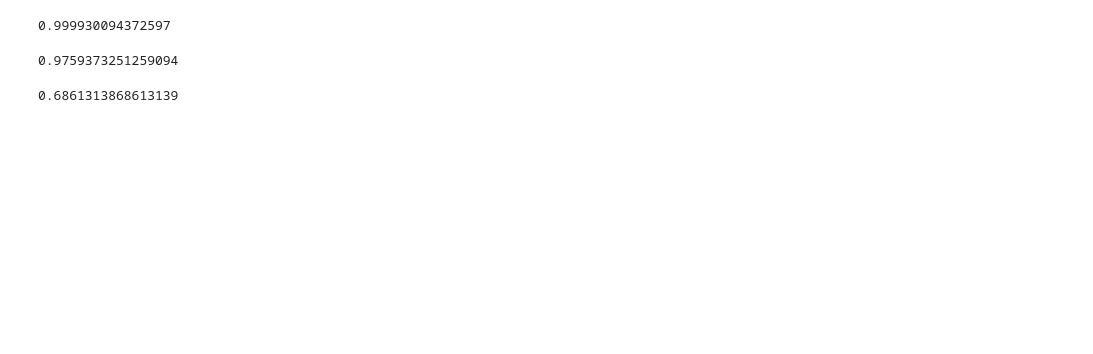
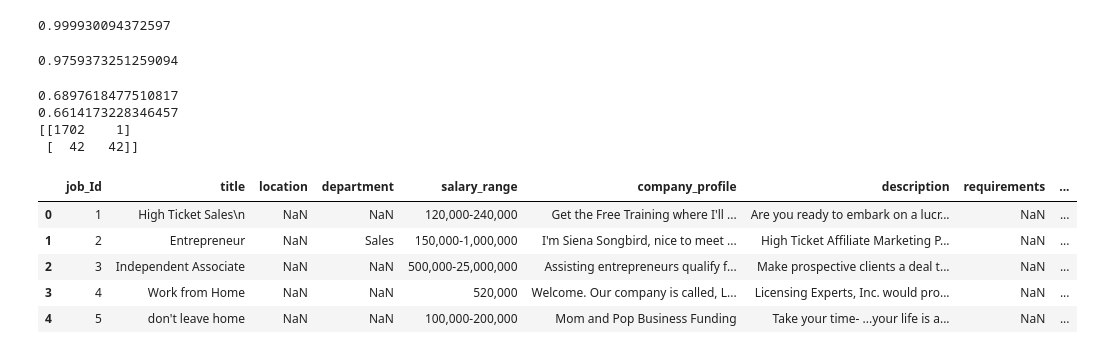
Before and after one commit to blaizun/NLPProj, a Jupyter notebook: Project/Project/Project.ipynb, the cells around one changed output. Drawn from its saved outputs; the diff is of its cells as text; code cells hidden in the pictures; blank space fills up the shorter version.

```diff
--- a/Project/Project/Project.ipynb
+++ b/Project/Project/Project.ipynb
@@ -209,11 +225,31 @@ jobs than there are fraudulent ones so we need to check the f1 score instead.
 prediction = clf.predict(feature1)
 # Create confusion matrix from sklearn.metrics
 
-confusion_matrix(labels1, prediction)
+cm = confusion_matrix(labels1, prediction)
 # Display accuracy score
 accuracy_score(labels1, prediction)
 # Display F1 score
 score = f1_score(labels1,prediction)
+coef = matthews_corrcoef(labels1,prediction)
+print(coef)
 print(score)
+print(cm)
 # %% [output]
-0.6861313868613139
+0.6897618477510817
+0.6614173228346457
+[[1702    1]
+ [  42   42]]
+# %%
+'''
+Applying all of the above stuff to our collected job data
+'''
+
+IRLjobsDF = pd.read_csv("IRLjobs.csv")
+IRLjobsDF.head()
+# %% [output]
+|  | job_Id | title | location | department | salary_range | company_profile | description | requirements | ... |
+| 0 | 1 | High Ticket Sales\n | NaN | NaN | 120,000-240,000 | Get the Free Training where I'll ... | Are you ready to embark on a lucr... | NaN | ... |
+| 1 | 2 | Entrepreneur | NaN | Sales | 150,000-1,000,000 | I'm Siena Songbird, nice to meet ... | High Ticket Affiliate Marketing P... | NaN | ... |
+| 2 | 3 | Independent Associate | NaN | NaN | 500,000-25,000,000 | Assisting entrepreneurs qualify f... | Make prospective clients a deal t... | NaN | ... |
+| 3 | 4 | Work from Home | NaN | NaN | 520,000 | Welcome. Our company is called, L... | Licensing Experts, Inc. would pro... | NaN | ... |
+| 4 | 5 | don't leave home | NaN | NaN | 100,000-200,000 | Mom and Pop Business Funding | Take your time- ...your life is a... | NaN | ... |
```
Also changed, not shown: parts of 12 cells of this notebook, 6 other files.
